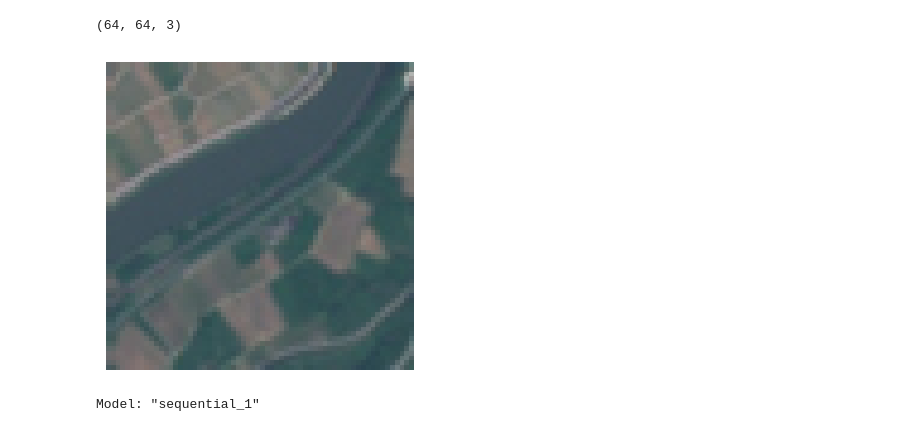
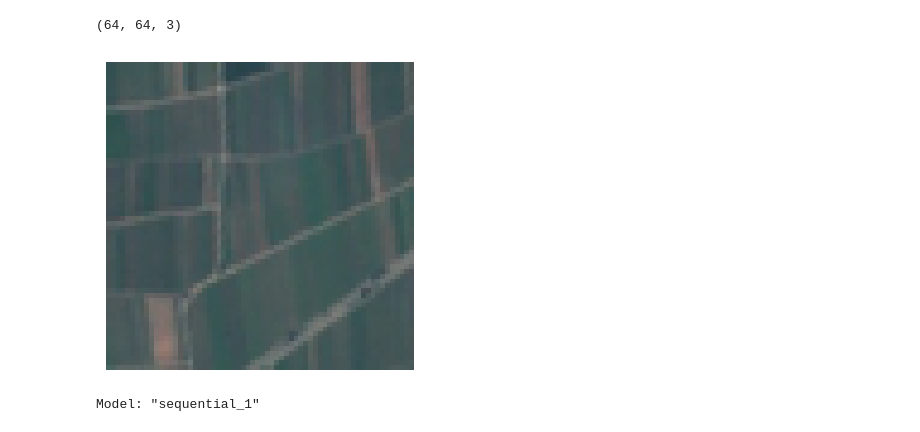
Before and after one commit to adrienabbet/2025_ML_EES, a Jupyter notebook: notebook_dl/S6_2_CNN_and_EuroSAT.ipynb, the cells around one changed output. Cells and saved outputs as stored; diff of their text form; code cells hidden in the pictures.

```diff
--- a/notebook_dl/S6_2_CNN_and_EuroSAT.ipynb
+++ b/notebook_dl/S6_2_CNN_and_EuroSAT.ipynb
@@ -119,11 +119,11 @@ input_shape
 (64, 64, 3)
 # %%
 plt.figure(figsize=(4,4))
-plt.imshow(X_train[2])
+plt.imshow(X_train[8])
 plt.axis('off')
 plt.show()
 # %% [output]
-[figure, old version]
+[figure, new version]
 # %%
 # Add the first layer 'conv_1': a Conv2D layer with 16 filters, a 3x3 kernel size, a ReLU activation function and 'SAME' padding.
 # Ensure the weights are initialised by providing the input_shape argument in the first layer.
```
Also changed, not shown: parts of 1 cell of this notebook.
